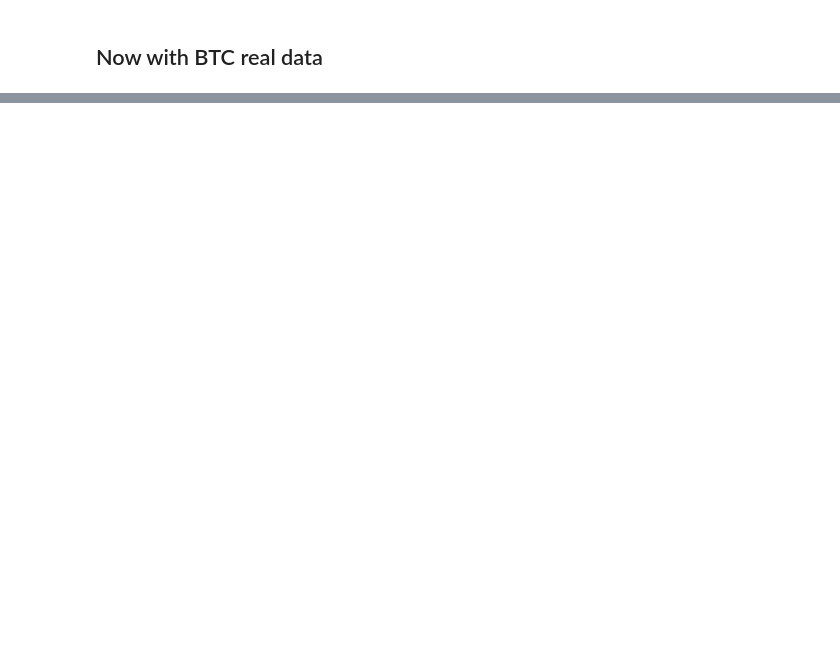
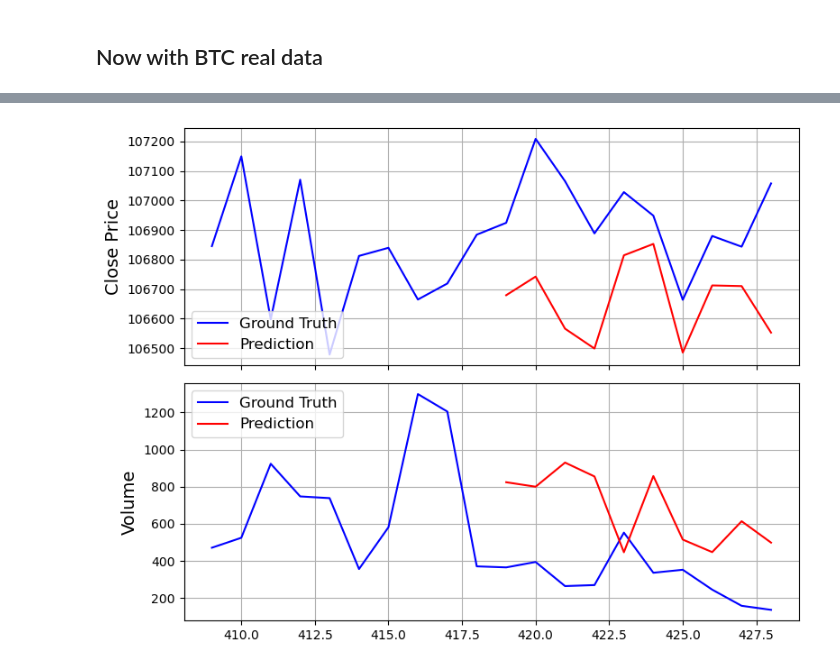
Before and after one commit to bwv988/ai_scratch, a Jupyter notebook: notebooks/kronos/kronos_tests.ipynb, the cells around one changed output, grey strips where cells are left out. Drawn from its saved outputs; the diff is of its cells as text; code cells hidden in the pictures; blank space fills up the shorter version.

```diff
--- a/notebooks/kronos/kronos_tests.ipynb
+++ b/notebooks/kronos/kronos_tests.ipynb
@@ -402,8 +286,11 @@ Name: timestamp, dtype: datetime64[ns]
 # %%
-lookback = 5
-pred_len = 3
+last_n = 200
+lookback = 10
+pred_len = 10
 
 assert lookback <= df.shape[0], "Lookback exceeds DataFrame length."
+
+df = df.tail(last_n)
 
 x_df = df.iloc[:lookback][['open', 'high', 'low', 'close', 'volume', 'amount']]
 x_timestamp = df.iloc[:lookback]['timestamps']
@@ -410,0 +346,16 @@ y_timestamp = df.iloc[lookback:lookback+pred_len]['timestamps']
+# %%
+# 4. Make Prediction
+pred_df = predictor.predict(
+    df=x_df,
+    x_timestamp=x_timestamp,
+    y_timestamp=y_timestamp,
+    pred_len=pred_len,
+    T=1.0,
+    top_p=0.9,
+    sample_count=1,
+    verbose=True
+)
+
+# 5. Visualize Results
+print("Forecasted Data Head:")
+print(pred_df.head())
@@ -410,0 +379,8 @@ y_timestamp = df.iloc[lookback:lookback+pred_len]['timestamps']
+# %%
+# Combine historical and forecasted data for plotting
+kline_df = df.iloc[:lookback+pred_len]
+
+# Visualize
+plot_prediction(kline_df, pred_df)
+# %% [output]
+[figure, added]
```
Also changed, not shown: parts of 21 cells of this notebook, 1 other file.
